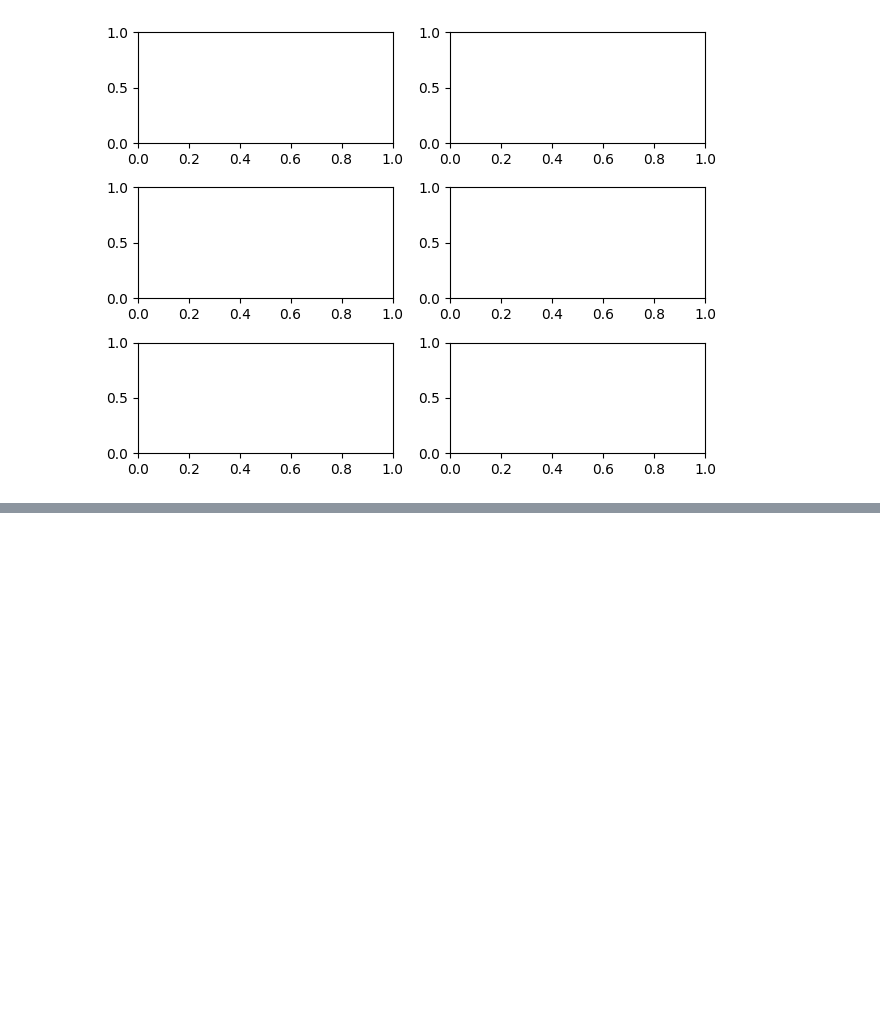
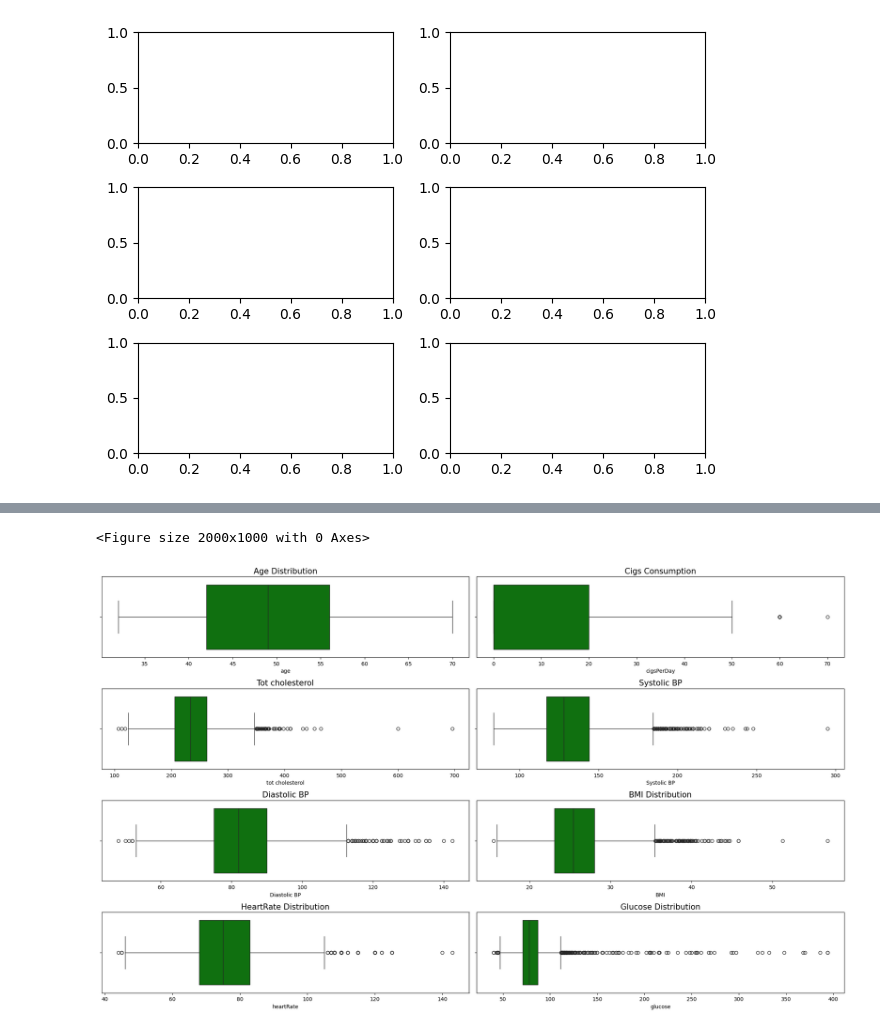
Before and after one commit to RaviSoni804426/AI-Code, a Jupyter notebook: PWIOI Class/heartpatiec.ipynb, the cells around one changed output, grey strips where cells are left out. Drawn from its saved outputs; the diff is of its cells as text; code cells hidden in the pictures; blank space fills up the shorter version.

```diff
--- a/PWIOI Class/heartpatiec.ipynb
+++ b/PWIOI Class/heartpatiec.ipynb
@@ -230,0 +242,33 @@ plt.tight_layout()
+# %%
+plt.figure(figsize=(20,10));
+fig,axes = plt.subplots(nrows = 4, ncols = 2,figsize = (20,12));
+
+
+a = sns.boxplot(data['age'],orient = 'h',ax = axes[0][0],color= 'Green');
+a.set_title('Age Distribution',fontsize  = 15);
+
+a = sns.boxplot(data['cigsPerDay'],orient = 'h',ax = axes[0][1],color= 'Green');
+a.set_title('Cigs Consumption',fontsize  = 15);
+
+a = sns.boxplot(data['tot cholesterol'],orient = 'h',ax = axes[1][0],color= 'Green');
+a.set_title('Tot cholesterol',fontsize  = 15);
+
+a = sns.boxplot(data['Systolic BP'],orient = 'h',ax = axes[1][1],color= 'Green');
+a.set_title('Systolic BP',fontsize  = 15);
+
+a = sns.boxplot(data['Diastolic BP'],orient = 'h',ax = axes[2][0],color= 'Green');
+a.set_title('Diastolic BP',fontsize  = 15);
+
+a = sns.boxplot(data['BMI'],orient = 'h',ax = axes[2][1],color= 'Green');
+a.set_title('BMI Distribution',fontsize  = 15);
+
+a = sns.boxplot(data['heartRate'],orient = 'h',ax = axes[3][0],color= 'Green');
+a.set_title('HeartRate Distribution',fontsize  = 15);
+
+a = sns.boxplot(data['glucose'],orient = 'h',ax = axes[3][1],color= 'Green');
+a.set_title('Glucose Distribution',fontsize  = 15);
+
+plt.tight_layout();
+# %% [output]
+<Figure size 2000x1000 with 0 Axes>
+[figure, added]
```
Also changed, not shown: parts of 1 cell of this notebook.
